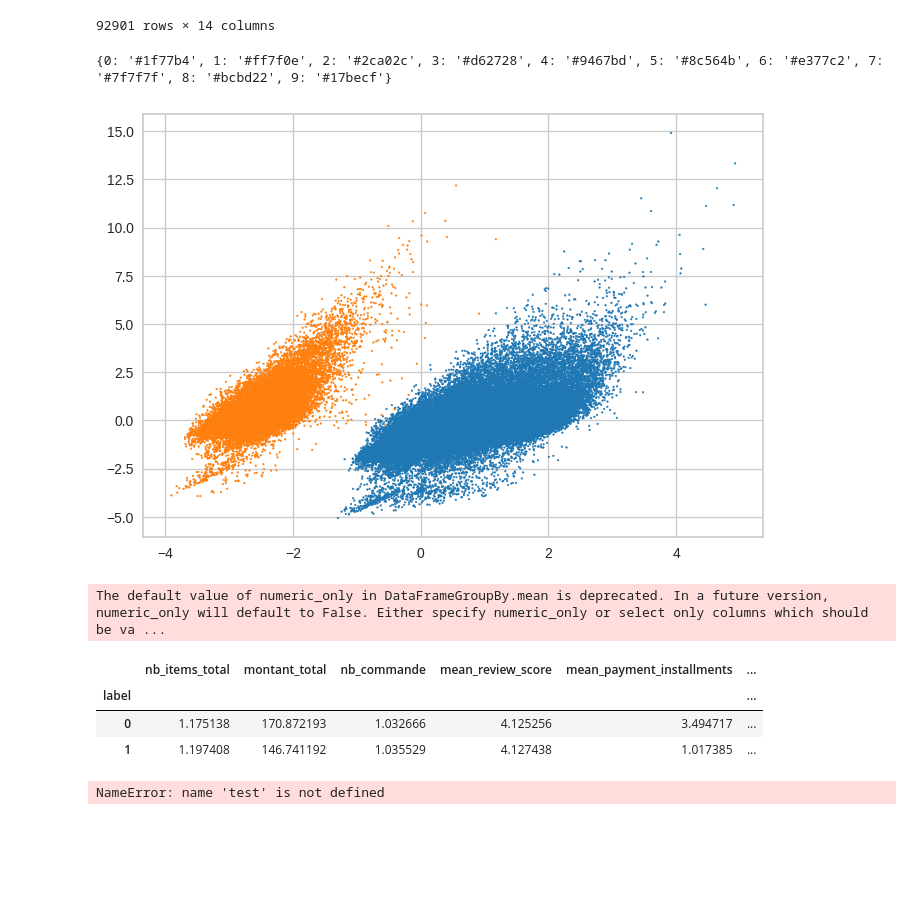
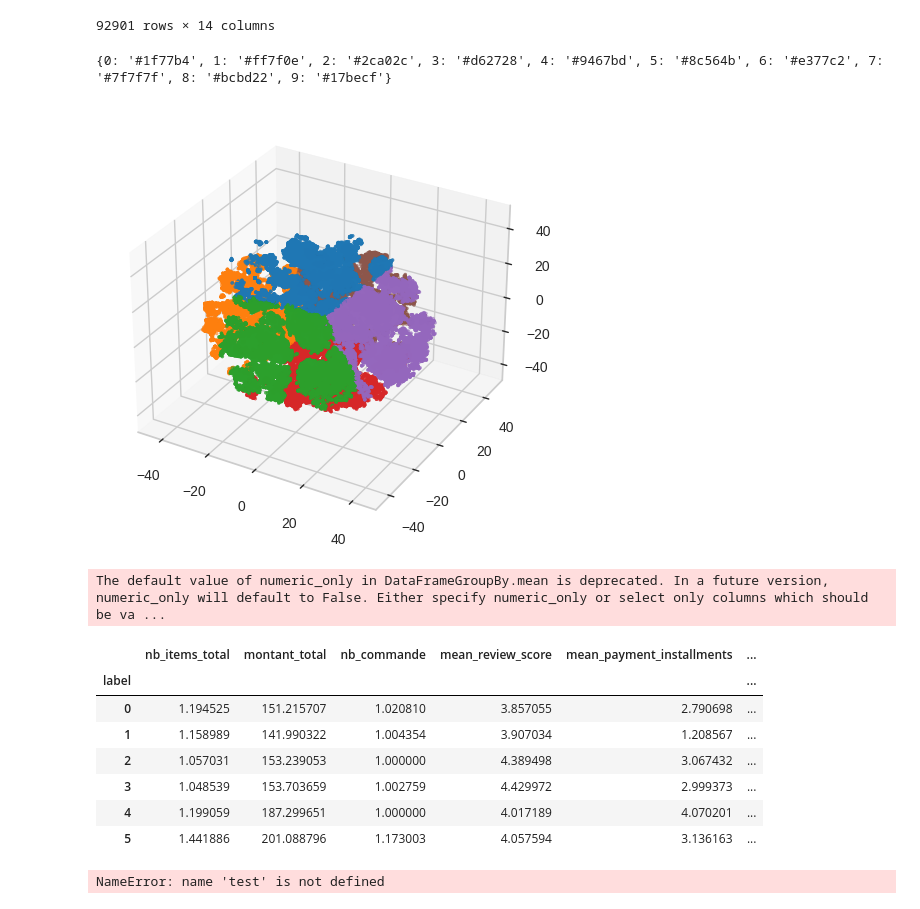
Before and after one commit to StevenDelval/segmentation_client, a Jupyter notebook: model.ipynb, the cells around one changed output. Saved outputs shown, nothing was run; the diff lists cells and outputs as text; code cells hidden in the pictures; blank space fills up the shorter version.

Commit message:
TSNE

```diff
--- a/model.ipynb
+++ b/model.ipynb
@@ -18,7 +18,7 @@ from sklearn.pipeline import Pipeline
 from sklearn.manifold import TSNE
 
 std = StandardScaler()
-ohe= OneHotEncoder(sparse=False)
+ohe= OneHotEncoder(sparse_output=False)
 
 log_1p = FunctionTransformer(func=np.log1p)
 preprocessor_pca = ColumnTransformer(
@@ -28,11 +28,11 @@ preprocessor_pca = ColumnTransformer(
     ]
 
 )
-pca=Pipeline([
+tsne=Pipeline([
      ('preprocessor', preprocessor_pca),
      ('std', std ),
-     ("pca", PCA(n_components=0.99,random_state=42))
+     ("tsne", TSNE(n_components=3,random_state=42,verbose=2,n_jobs=-1))
 ])
 
-pca_value = pca.fit_transform(df)
+tsne_value = tsne.fit_transform(df)
 # %% [output]
@@ -41,6 +62,6 @@ pca_value = pca.fit_transform(df)
 from yellowbrick.cluster import KElbowVisualizer
 visualizer = KElbowVisualizer(KMeans(n_init=10,random_state=42),metric="distortion", k=(2,12),timings=False)
 
-visualizer.fit(pca_value)        # Fit the data to the visualizer
+visualizer.fit(tsne_value)        # Fit the data to the visualizer
 visualizer.show()        # Finalize and render the figure
 # %% [output]
@@ -48,5 +69,5 @@ visualizer.show()        # Finalize and render the figure
 <AxesSubplot: title={'center': 'Distortion Score Elbow for KMeans Clustering'}, xlabel='k', ylabel='distortion score'>
 # %%
-kmeans = KMeans(n_clusters=2,n_init=10,random_state=42)
-kmeans.fit(pca_value)
+kmeans = KMeans(n_clusters=6,n_init=10,random_state=42)
+kmeans.fit(tsne_value)
 # %% [output]
@@ -71,19 +92,20 @@ df
 92901 rows × 14 columns
 # %%
 import matplotlib.colors as mcolors
-
+fig = plt.figure()
+ax = fig.add_subplot(projection='3d')
 # Créer une liste de couleurs à partir de la palette "Set1" de Matplotlib
 set1_colors = list(mcolors.TABLEAU_COLORS.values())[:10]
 
 # Créer un dictionnaire pour mapper des couleurs aux valeurs de la liste
 color_dict = {i: set1_colors[i] for i in range(len(set1_colors))}
 print(color_dict)
 
-plt.scatter(pca_value[:,0],pca_value[:,1],marker=".",s=6,c=[color_dict[i] for i in df["label"]])
+ax.scatter(tsne_value[:,0],tsne_value[:,1],tsne_value[:,2],marker=".",c=[color_dict[i] for i in df["label"]])
 plt.show()
 # %% [output]
 {0: '#1f77b4', 1: '#ff7f0e', 2: '#2ca02c', 3: '#d62728', 4: '#9467bd', 5: '#8c564b', 6: '#e377c2', 7: '#7f7f7f', 8: '#bcbd22', 9: '#17becf'}
-[figure, old version]
+[figure, new version]
 # %%
 result = df.groupby(['label']).mean()
 result
@@ -91,8 +113,12 @@ result
 The default value of numeric_only in DataFrameGroupBy.mean is deprecated. In a future version, numeric_only will default to False. Either specify numeric_only or select only columns which should be va ...
 |  | nb_items_total | montant_total | nb_commande | mean_review_score | mean_payment_installments | ... |
 | label |  |  |  |  |  | ... |
-| 0 | 1.175138 | 170.872193 | 1.032666 | 4.125256 | 3.494717 | ... |
-| 1 | 1.197408 | 146.741192 | 1.035529 | 4.127438 | 1.017385 | ... |
+| 0 | 1.194525 | 151.215707 | 1.020810 | 3.857055 | 2.790698 | ... |
+| 1 | 1.158989 | 141.990322 | 1.004354 | 3.907034 | 1.208567 | ... |
+| 2 | 1.057031 | 153.239053 | 1.000000 | 4.389498 | 3.067432 | ... |
+| 3 | 1.048539 | 153.703659 | 1.002759 | 4.429972 | 2.999373 | ... |
+| 4 | 1.199059 | 187.299651 | 1.000000 | 4.017189 | 4.070201 | ... |
+| 5 | 1.441886 | 201.088796 | 1.173003 | 4.057594 | 3.136163 | ... |
 # %%
 import plotly.graph_objects as go
 
```
Also changed, not shown: parts of 4 cells of this notebook, 2 other files.
